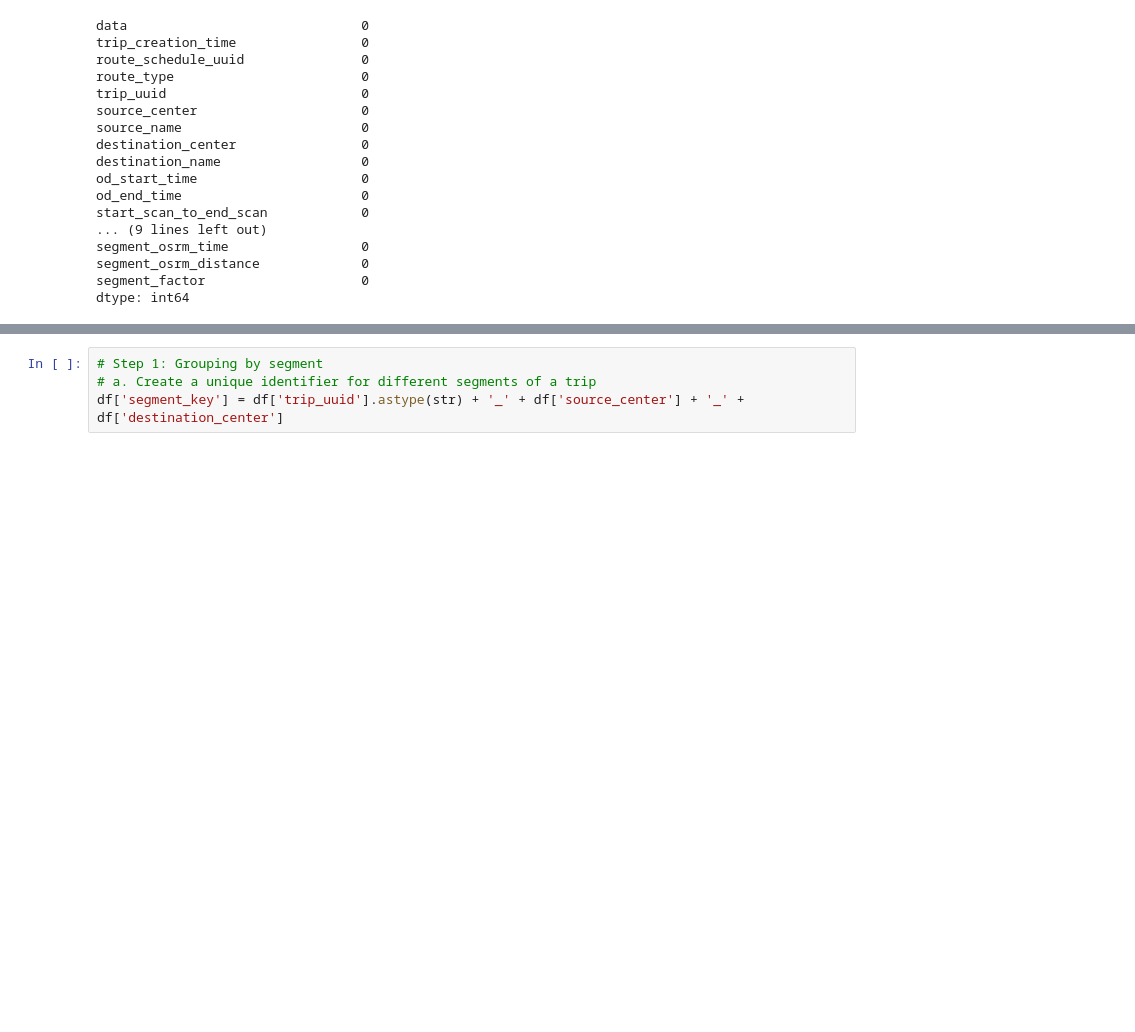
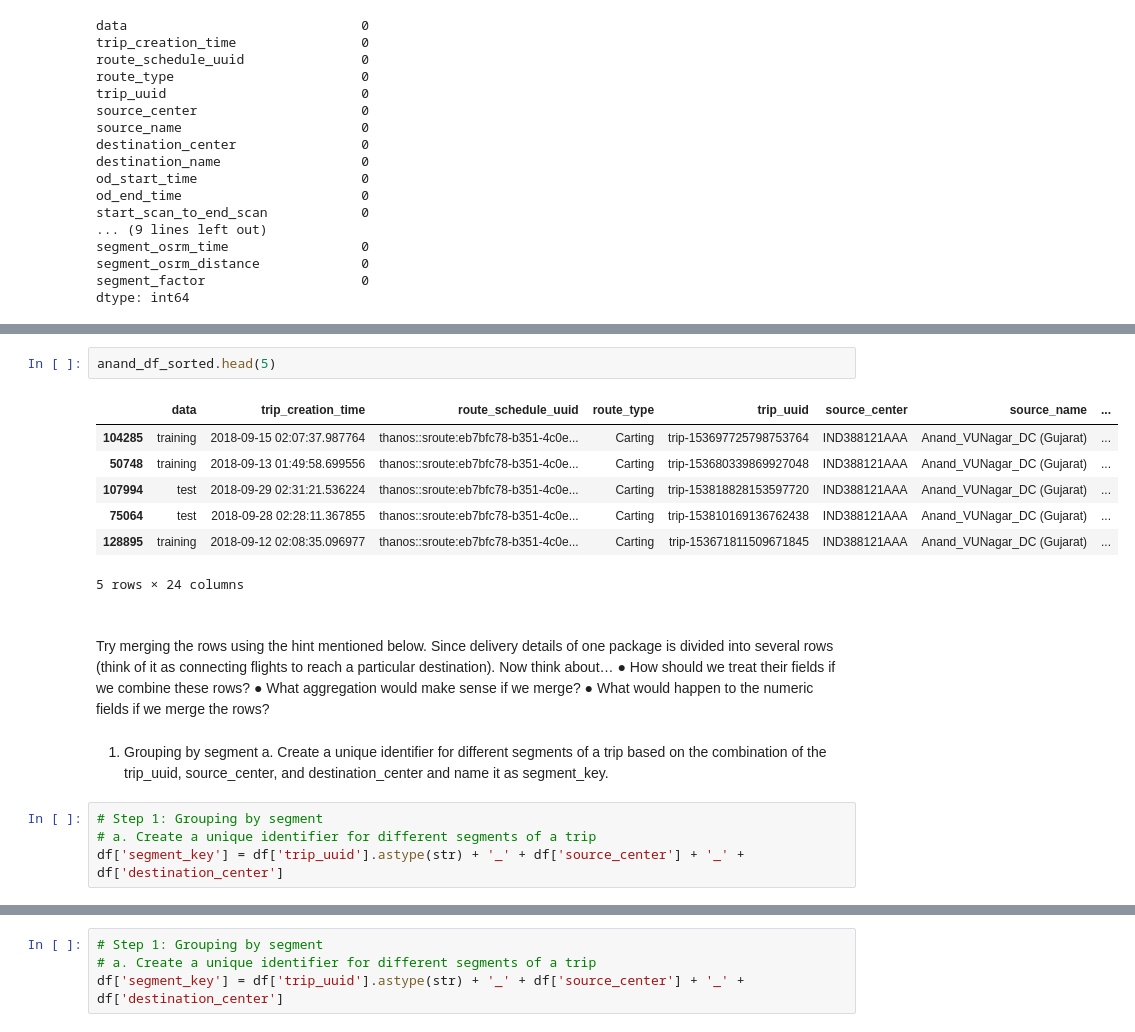
Before and after one commit to babasahebpinjar/featureengineering, a Jupyter notebook: featureEngineering.ipynb, the cells around one changed output, grey strips where cells are left out. Drawn from its saved outputs; the diff is of its cells as text; blank space fills up the shorter version.

```diff
--- a/featureEngineering.ipynb
+++ b/featureEngineering.ipynb
@@ -194,3 +362,32 @@ memory usage: 26.6+ MB
+# %%
+anand_df_sorted.head(5)
+# %% [output]
+|  | data | trip_creation_time | route_schedule_uuid | route_type | trip_uuid | source_center | source_name | ... |
+| 104285 | training | 2018-09-15 02:07:37.987764 | thanos::sroute:eb7bfc78-b351-4c0e... | Carting | trip-153697725798753764 | IND388121AAA | Anand_VUNagar_DC (Gujarat) | ... |
+| 50748 | training | 2018-09-13 01:49:58.699556 | thanos::sroute:eb7bfc78-b351-4c0e... | Carting | trip-153680339869927048 | IND388121AAA | Anand_VUNagar_DC (Gujarat) | ... |
+| 107994 | test | 2018-09-29 02:31:21.536224 | thanos::sroute:eb7bfc78-b351-4c0e... | Carting | trip-153818828153597720 | IND388121AAA | Anand_VUNagar_DC (Gujarat) | ... |
+| 75064 | test | 2018-09-28 02:28:11.367855 | thanos::sroute:eb7bfc78-b351-4c0e... | Carting | trip-153810169136762438 | IND388121AAA | Anand_VUNagar_DC (Gujarat) | ... |
+| 128895 | training | 2018-09-12 02:08:35.096977 | thanos::sroute:eb7bfc78-b351-4c0e... | Carting | trip-153671811509671845 | IND388121AAA | Anand_VUNagar_DC (Gujarat) | ... |
+5 rows × 24 columns
+# %% [markdown]
+##
+
+Try merging the rows using the hint mentioned below.
+Since delivery details of one package is divided into several rows (think of it as
+connecting flights to reach a particular destination).
+Now think about…
+● How should we treat their fields if we combine these rows?
+● What aggregation would make sense if we merge?
+● What would happen to the numeric fields if we merge the rows?
+# %% [markdown]
+1. Grouping by segment
+a. Create a unique identifier for different segments of a trip based on the
+combination of the trip_uuid, source_center, and destination_center and
+name it as segment_key.
+# %%
+# Step 1: Grouping by segment
+# a. Create a unique identifier for different segments of a trip
+df['segment_key'] = df['trip_uuid'].astype(str) + '_' + df['source_center'] + '_' + df['destination_center']
 # %%
 df.head()
 # %% [output]
```
Also changed, not shown: parts of 39 cells of this notebook.
